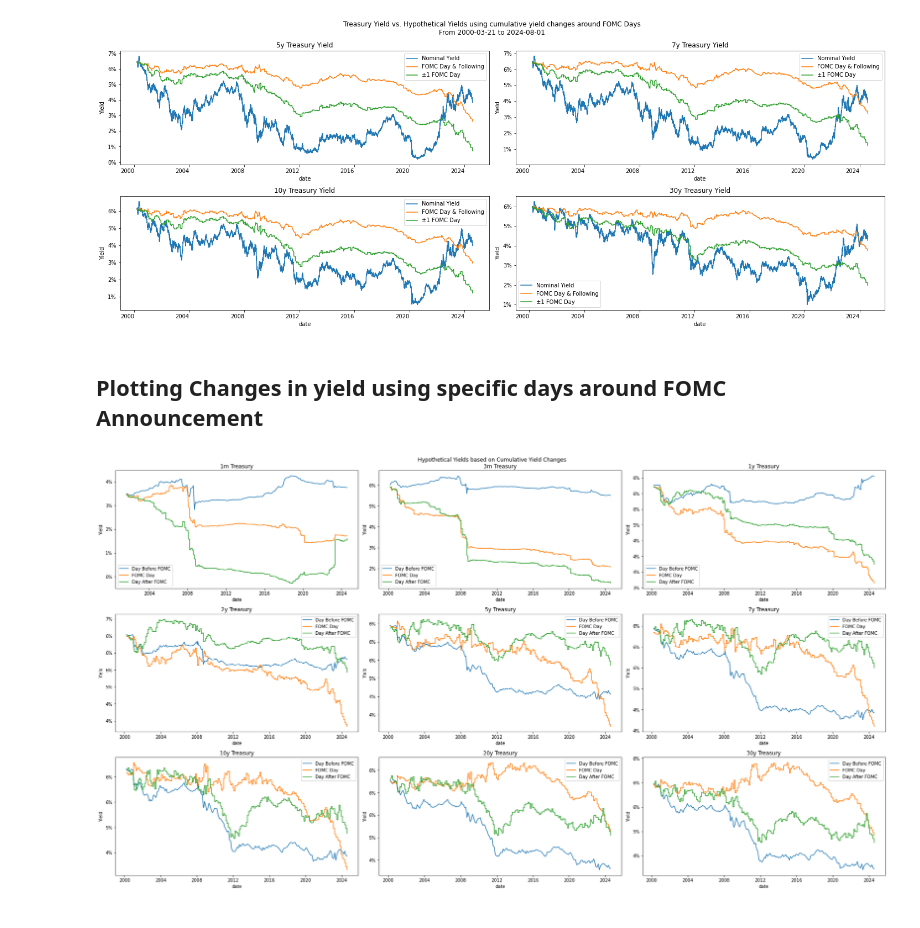
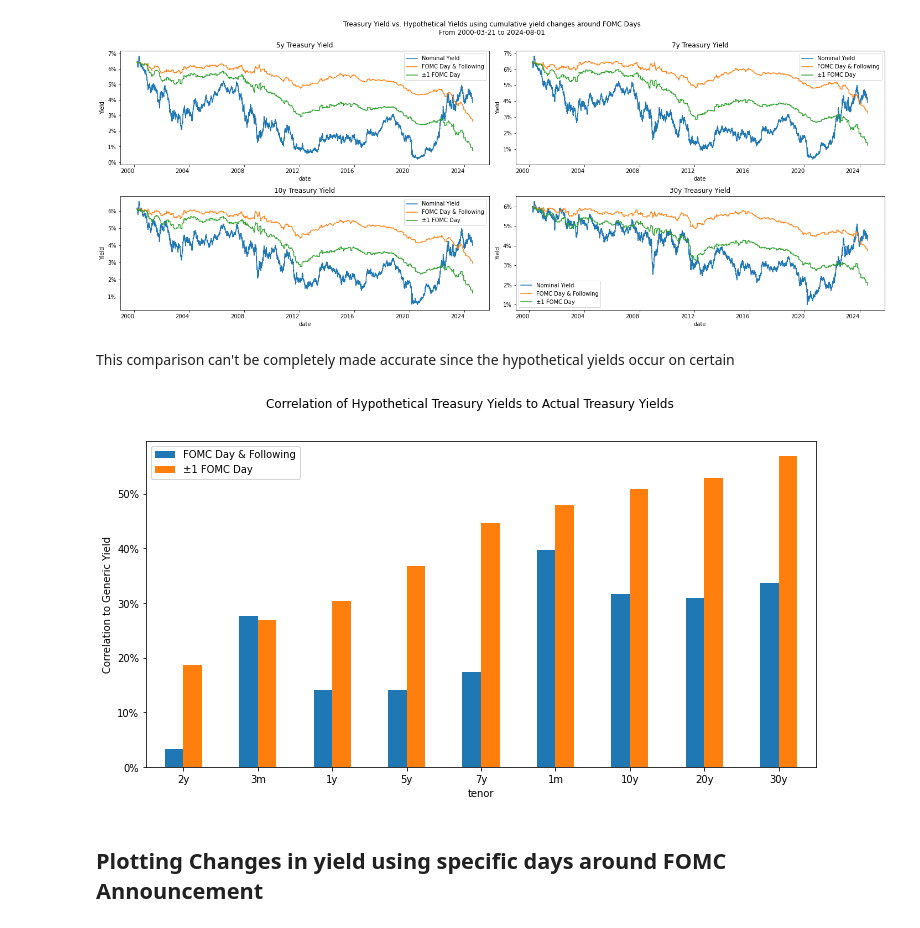
Before and after one commit to diegodalvarez/FOMCDrift, a Jupyter notebook: root/notebooks/background/1FOMCTreasuryYields.ipynb, the cells around one changed output. Drawn from its saved outputs; the diff is of its cells as text; code cells hidden in the pictures.

```diff
--- a/root/notebooks/background/1FOMCTreasuryYields.ipynb
+++ b/root/notebooks/background/1FOMCTreasuryYields.ipynb
@@ -129,3 +152,39 @@ plot_hypothetical_yield(df_post_hypothetical, df_hypothetical, df_yield)
+# %%
+renamer = {
+    "DGS1MO": "1m",
+    "DGS3MO": "3m",
+    "DGS1"  : "1y",
+    "DGS2"  : "2y",
+    "DGS5"  : "5y",
+    "DGS7"  : "7y",
+    "DGS10" : "10y",
+    "DGS20" : "20y",
+    "DGS30" : "30y"}
+# %% [markdown]
+This comparison can't be completely made accurate since the hypothetical yields occur on certain
+# %%
+fig, axes = plt.subplots(figsize = (12,6))
+
+(df_corr[
+    ["TSY Yield"]].
+    reset_index().
+    rename(columns = {"TSY Yield": "tsy"}).
+    query("tsy != 1").
+    replace(renamer).
+    rename(columns = {"variable": ""}).
+    pivot(index = "yield_name", columns = "", values = "tsy").
+    sort_values(["±1 FOMC Day"]).
+    plot(
+        kind   = "bar",
+        ylabel = "Correlation to Generic Yield",
+        rot    = 0,
+        xlabel = "tenor",
+        ax     = axes))
+
+fig.suptitle("Correlation of Hypothetical Treasury Yields to Actual Treasury Yields")
+axes.yaxis.set_major_formatter(FuncFormatter(lambda v, _: f"{v * 100:.0f}%"))
+# %% [output]
+[figure, added]
 # %% [markdown]
 ## Plotting Changes in yield using specific days around FOMC Announcement
 # %%
@@ -203,5 +262,3 @@ def plot_spef_day_changes(df_cum_day: pd.DataFrame) -> plt.Figure:
     plt.tight_layout()
 
 plot_spef_day_changes(df_cum_day)
-# %% [output]
-[figure, removed]
```
Also changed, not shown: parts of 1 cell of this notebook, 1 other file.
